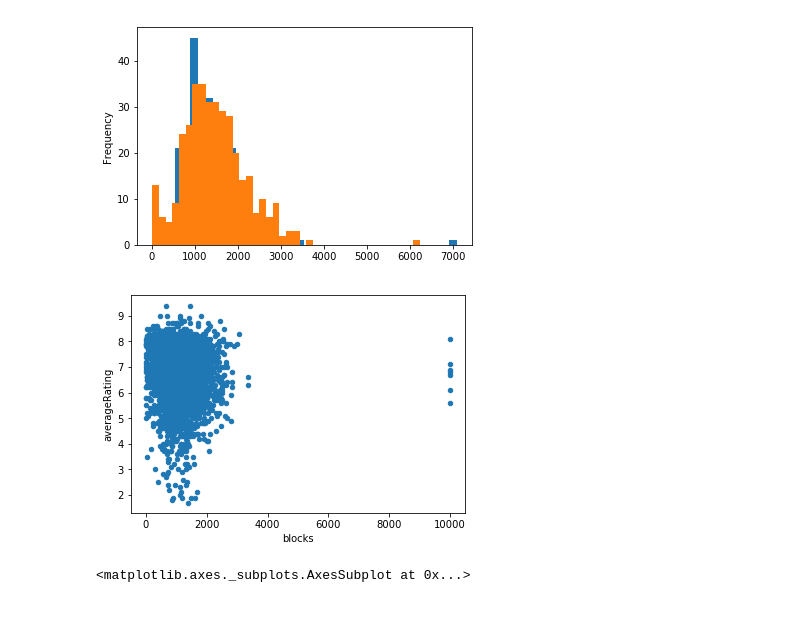
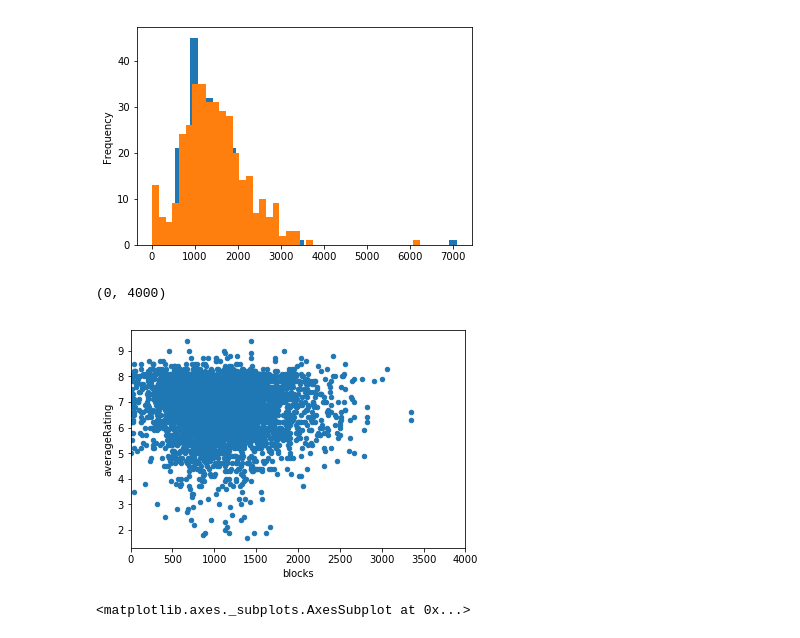
Before and after one commit to Xabitsuki/adamax, a Jupyter notebook: Notebook2 martin.ipynb, the cells around one changed output. Cells and saved outputs as stored; diff of their text form; code cells hidden in the pictures.

```diff
--- a/Notebook2 martin.ipynb
+++ b/Notebook2 martin.ipynb
@@ -148,15 +155,15 @@ def word_statistics(df_films):
     df_words = df_words.select('*', psf.explode('words').alias('word'))
     df_basics
 
-    df_word_counts = df_words.groupby("tconst", "num_subtitles", "blocks", "subtitle_mins")\
+    df_word_counts = df_words.groupby("tconst", "num_sentences", "blocks", "subtitle_mins")\
                              .agg(psf.count("word").alias("Number of words"),
                                   psf.countDistinct("word").alias("Number of distinct words"))\
                              .withColumn("Mean length of sentences",
-                                         psf.col("Number of words") / psf.col("num_subtitles"))\
+                                         psf.col("Number of words") / psf.col("num_sentences"))\
                              .withColumn("Spread of sentences",
-                                         psf.col("num_subtitles") / psf.col("blocks"))\
+                                         psf.col("num_sentences") / psf.col("blocks"))\
                              .withColumn("Spread of sentences",
-                                         psf.col("num_subtitles") / psf.col("blocks"))\
+                                         psf.col("num_sentences") / psf.col("blocks"))\
                              .join(df_basics, ['tconst'], 'left_outer')\
                              .withColumn("Runtime to Subtitles minutes",
                                          psf.col("subtitle_mins")/ psf.col("runtimeMinutes"))
@@ -219,8 +226,10 @@ df_words_ratings_pd[df_words_ratings_pd.averageRating >= 8]["num_subtitles"].plo
 [figure]
 # %%
 ax = df_words_ratings_pd.plot.scatter("blocks", "averageRating")
+plt.xlim(0, 4000)
 # %% [output]
+(0, 4000)
-[figure, old version]
+[figure, new version]
 # %%
 df_words_ratings_pd[df_words_ratings_pd.averageRating >= 8]["blocks"].plot.hist(bins=40)
 df_words_ratings_pd[df_words_ratings_pd.averageRating <= 5]["blocks"].plot.hist(bins=40)
```
Also changed, not shown: parts of 7 cells of this notebook.
